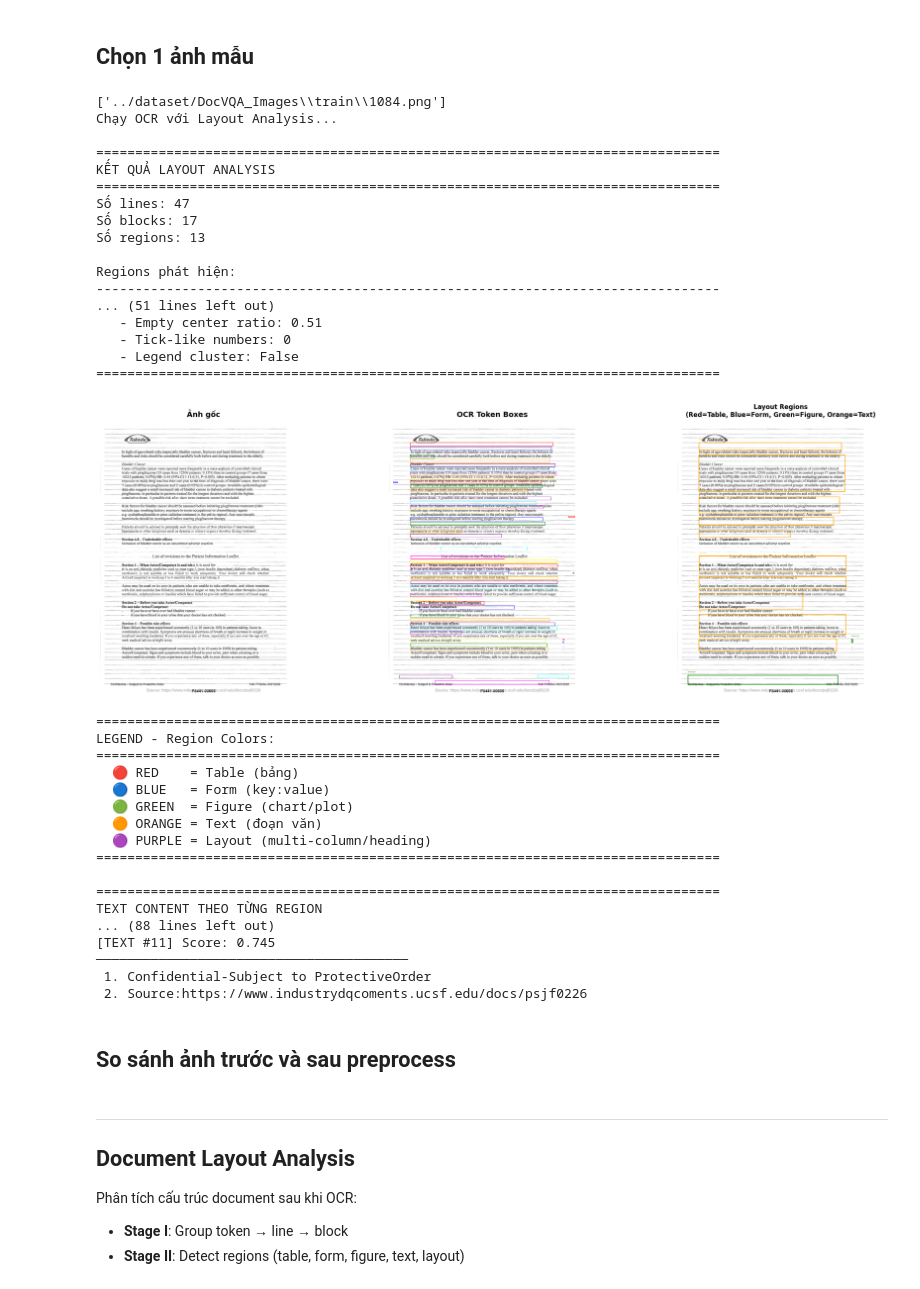
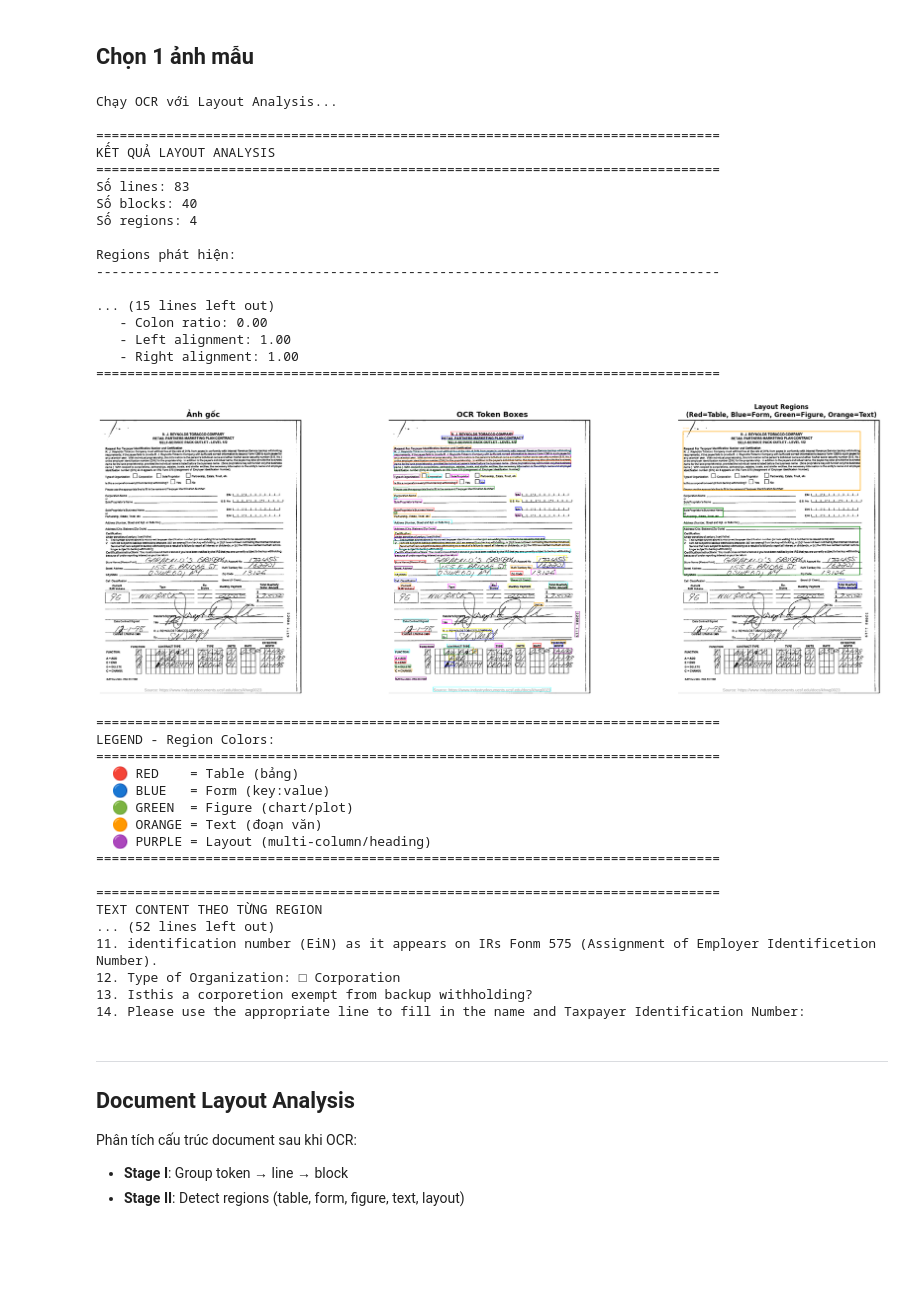
Before and after one commit to Thach375/DocVQA, a Jupyter notebook: pipeline/2_PaddleOCR.ipynb, the cells around one changed output. Saved outputs shown, nothing was run; the diff lists cells and outputs as text; code cells hidden in the pictures; blank space fills up the shorter version.

```diff
--- a/pipeline/2_PaddleOCR.ipynb
+++ b/pipeline/2_PaddleOCR.ipynb
@@ -39,41 +90,41 @@ Output folder: d:\Thach\HUST\Project_1\VQA\code\dataset\DocVQA_OCR
 # %%
 # Tìm 1 ảnh mẫu
 import random
 
-sample_image = None
+sample_image = '../dataset/DocVQA_Images\\train\\10668.png'
 idx = random.randint(0, 1000)
 if sample_image is None:
     for subset in SUBSETS:
         subset_folder = os.path.join(IMAGES_FOLDER, subset)
         if os.path.exists(subset_folder):
             images = glob.glob(os.path.join(subset_folder, "*.png"))[idx:idx+1]
             print(images)
             if images:
                 sample_image = images[0]
                 break
 else:
     images = os.path.join(IMAGES_FOLDER, 'train', f'{sample_image}.png')
 
 group(sample_image, ocr_processor)
 # %% [output]
-['../dataset/DocVQA_Images\\train\\1084.png']
 Chạy OCR với Layout Analysis...
 
 ================================================================================
 KẾT QUẢ LAYOUT ANALYSIS
 ================================================================================
-Số lines: 47
-Số blocks: 17
-Số regions: 13
+Số lines: 83
+Số blocks: 40
+Số regions: 4
 
 Regions phát hiện:
 --------------------------------------------------------------------------------
-... (51 lines left out)
-   - Empty center ratio: 0.51
-   - Tick-like numbers: 0
-   - Legend cluster: False
+
+... (15 lines left out)
+   - Colon ratio: 0.00
+   - Left alignment: 1.00
+   - Right alignment: 1.00
 ================================================================================
-[figure, old version]
+[figure, new version]
 ================================================================================
 LEGEND - Region Colors:
 ================================================================================
@@ -86,10 +137,8 @@ LEGEND - Region Colors:
 
 ================================================================================
 TEXT CONTENT THEO TỪNG REGION
-... (88 lines left out)
-[TEXT #11] Score: 0.745
-────────────────────────────────────────
- 1. Confidential-Subject to ProtectiveOrder
- 2. Source:https://www.industrydqcoments.ucsf.edu/docs/psjf0226
+... (52 lines left out)
+11. identification number (EiN) as it appears on IRs Fonm 575 (Assignment of Employer Identificetion Number).
+12. Type of Organization: □ Corporation
+13. Isthis a corporetion exempt from backup withholding?
+14. Please use the appropriate line to fill in the name and Taxpayer Identification Number:
-# %% [markdown]
-## So sánh ảnh trước và sau preprocess
```
Also changed, not shown: parts of 9 cells of this notebook, 13 other files.
